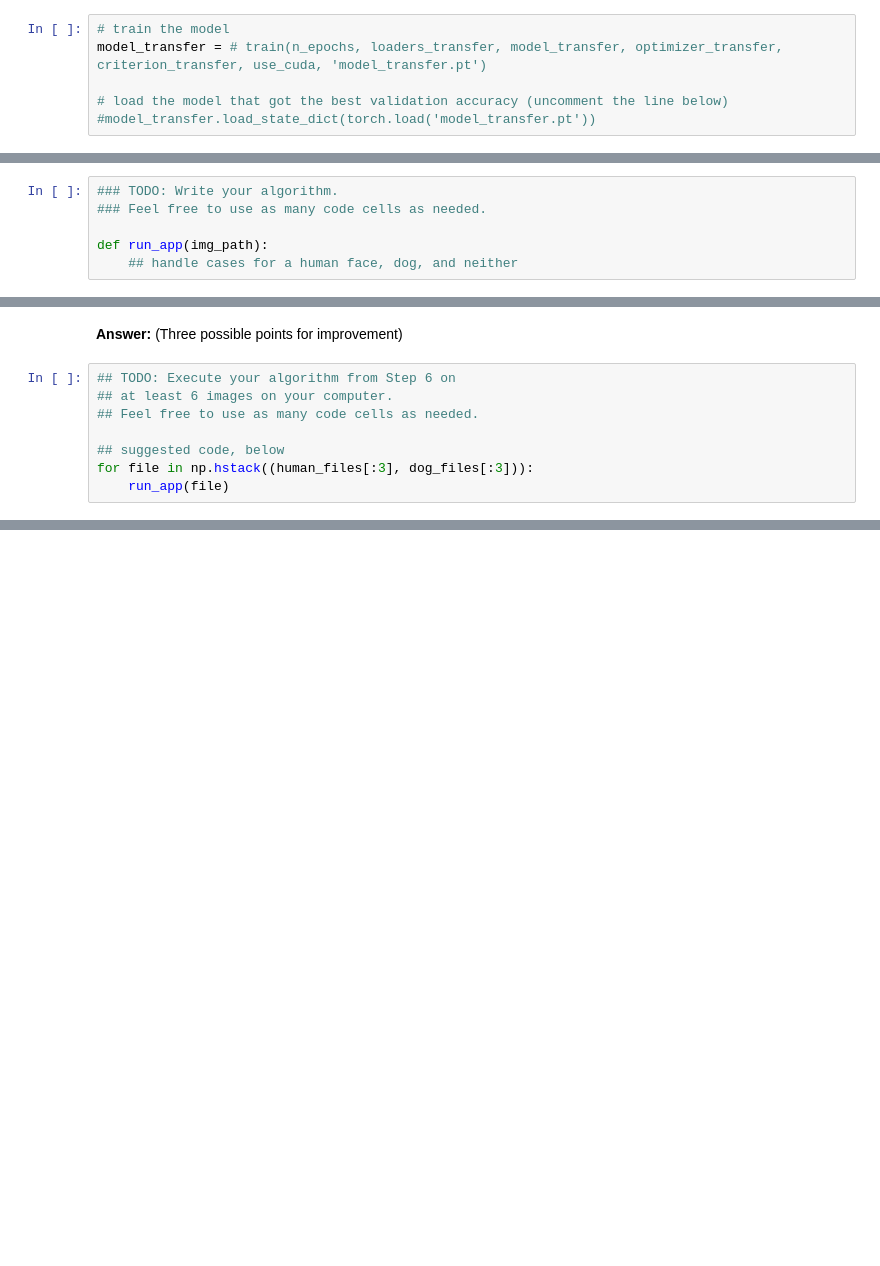
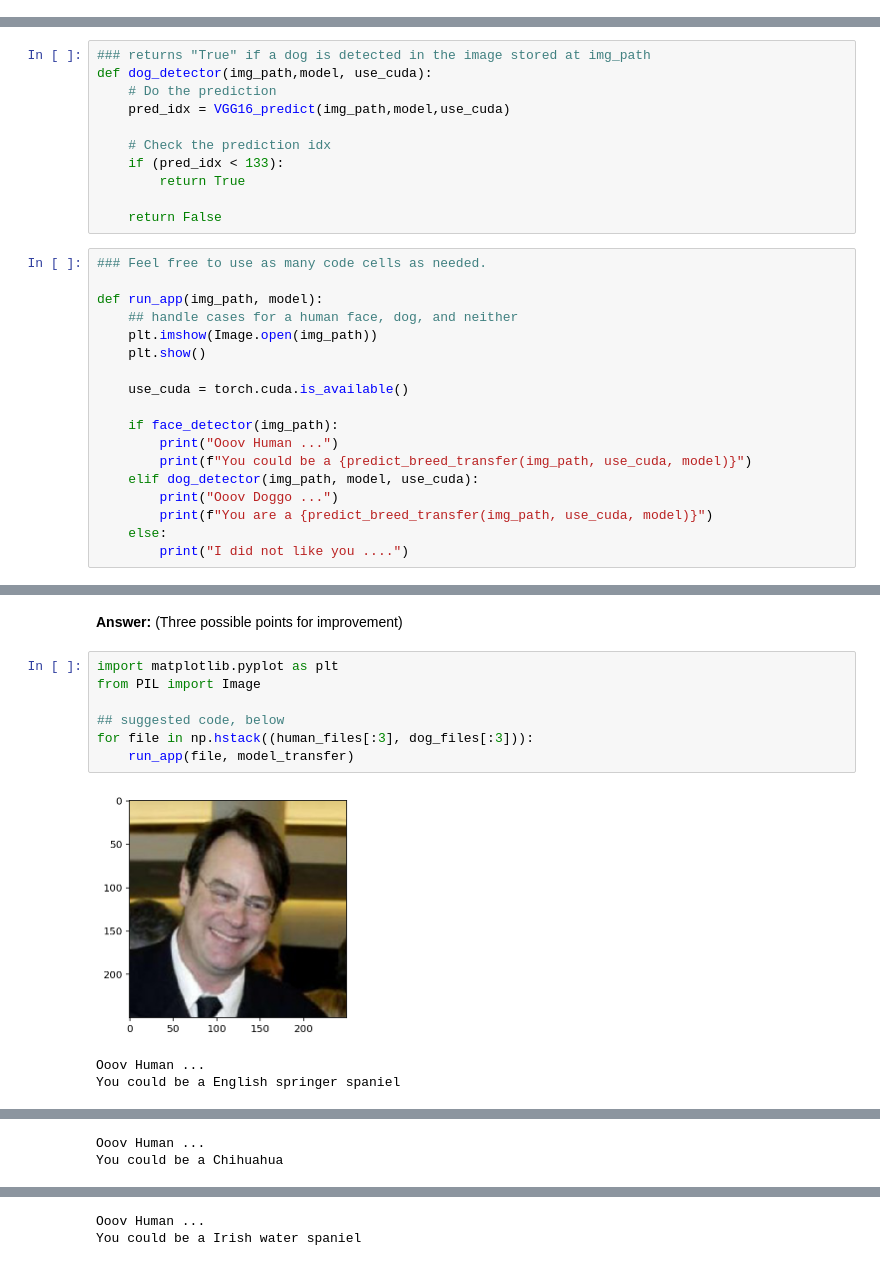
Before and after one commit to Smashroom/Portfolio, a Jupyter notebook: DeepLearningNanodegreeProgram/Dog_Breed_Classifier/dog_app.ipynb, the cells around one changed output, grey strips where cells are left out. Cells and saved outputs as stored; diff of their text form; blank space fills up the shorter version.

Commit message:
Update the notebook with all of the cells executed

```diff
--- a/DeepLearningNanodegreeProgram/Dog_Breed_Classifier/dog_app.ipynb
+++ b/DeepLearningNanodegreeProgram/Dog_Breed_Classifier/dog_app.ipynb
@@ -683,9 +819,3 @@ optimizer_transfer = None
 ### (IMPLEMENTATION) Train and Validate the Model
 
 Train and validate your model in the code cell below.  [Save the final model parameters](http://pytorch.org/docs/master/notes/serialization.html) at filepath `'model_transfer.pt'`.
-# %%
-# train the model
-model_transfer = # train(n_epochs, loaders_transfer, model_transfer, optimizer_transfer, criterion_transfer, use_cuda, 'model_transfer.pt')
-
-# load the model that got the best validation accuracy (uncomment the line below)
-#model_transfer.load_state_dict(torch.load('model_transfer.pt'))
@@ -727,12 +1051,35 @@ Some sample output for our algorithm is provided below, but feel free to design
 
 
 ### (IMPLEMENTATION) Write your Algorithm
+# %%
+### returns "True" if a dog is detected in the image stored at img_path
+def dog_detector(img_path,model, use_cuda):
+    # Do the prediction
+    pred_idx = VGG16_predict(img_path,model,use_cuda)
+
+    # Check the prediction idx
+    if (pred_idx < 133):
+        return True
+
+    return False
 # %%
-### TODO: Write your algorithm.
 ### Feel free to use as many code cells as needed.
 
-def run_app(img_path):
+def run_app(img_path, model):
     ## handle cases for a human face, dog, and neither
+    plt.imshow(Image.open(img_path))
+    plt.show()
+
+    use_cuda = torch.cuda.is_available()
+
+    if face_detector(img_path):
+        print("Ooov Human ...")
+        print(f"You could be a {predict_breed_transfer(img_path, use_cuda, model)}")
+    elif dog_detector(img_path, model, use_cuda):
+        print("Ooov Doggo ...")
+        print(f"You are a {predict_breed_transfer(img_path, use_cuda, model)}")
+    else:
+        print("I did not like you ....")
 # %% [markdown]
 ---
 <a id='step6'></a>
@@ -748,10 +1095,13 @@ __Question 6:__ Is the output better than you expected :) ?  Or worse :( ?  Prov
 # %% [markdown]
 __Answer:__ (Three possible points for improvement)
 # %%
-## TODO: Execute your algorithm from Step 6 on
-## at least 6 images on your computer.
-## Feel free to use as many code cells as needed.
+import matplotlib.pyplot as plt
+from PIL import Image
 
 ## suggested code, below
 for file in np.hstack((human_files[:3], dog_files[:3])):
-    run_app(file)
+    run_app(file, model_transfer)
+# %% [output]
+[figure, added]
+Ooov Human ...
+You could be a English springer spaniel
@@ -757,0 +1109,2 @@ for file in np.hstack((human_files[:3], dog_files[:3])):
+Ooov Human ...
+You could be a Chihuahua
@@ -757,0 +1112,2 @@ for file in np.hstack((human_files[:3], dog_files[:3])):
+Ooov Human ...
+You could be a Irish water spaniel
```
Also changed, not shown: parts of 43 cells of this notebook, 1 other file.
